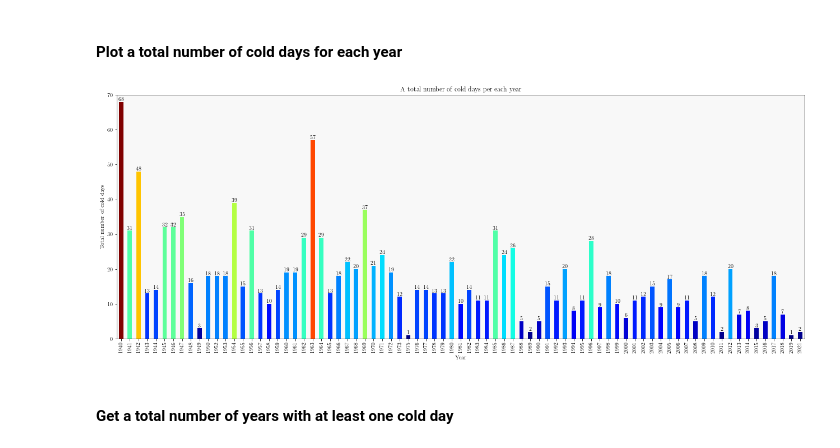
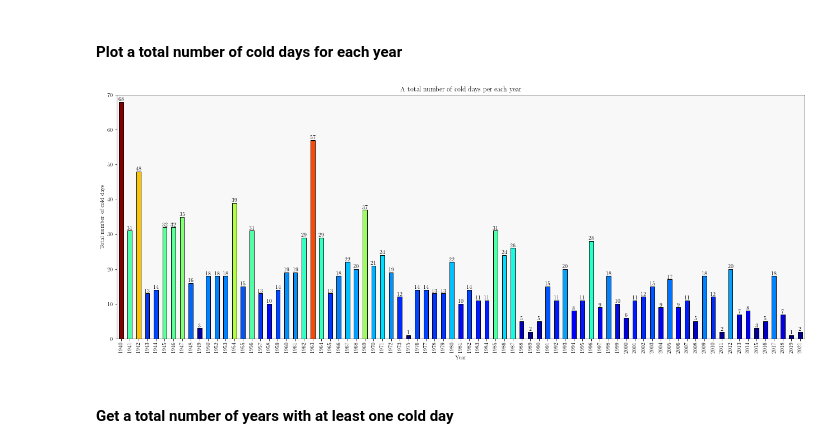
Before and after one commit to cimbaIG/Weather_data_Zagreb, a Jupyter notebook: weather_data_zagreb.ipynb, the cells around one changed output. Cells and saved outputs as stored; diff of their text form; code cells hidden in the pictures.

```diff
--- a/weather_data_zagreb.ipynb
+++ b/weather_data_zagreb.ipynb
@@ -563,16 +562,16 @@ Name: time, Length: 79, dtype: int64
 #### Plot a total number of cold days for each year
 # %%
 # Plot a total number of cold days per each year
-plot = total_num_of_cold_days_per_year.plot(kind="bar", figsize=(22,8), xlabel="Year", ylabel="Total number of cold days", legend=False, ylim=(0,70), color=my_cmap(rescale(total_num_of_cold_days_per_year)))
+plot = total_num_of_cold_days_per_year.plot(kind="bar", figsize=(22,8), xlabel="Year", ylabel="Total number of cold days", legend=False, ylim=(0,70), color=my_cmap(rescale(total_num_of_cold_days_per_year)), edgecolor="black")
 plt.title("A total number of cold days per each year")
 plt.bar_label(container=plot.containers[0])
 ax = plt.gca()
 ax.set_facecolor("#F8F8F8")
 
 # Save figure to pdf file
 plt.savefig('total_num_of_cold_days_per_each_year.pdf', bbox_inches='tight')
 # %% [output]
-[figure, old version]
+[figure, new version]
 # %% [markdown]
 #### Get a total number of years with at least one cold day
 # %%
```
Also changed, not shown: parts of 14 cells of this notebook, 20 other files.
